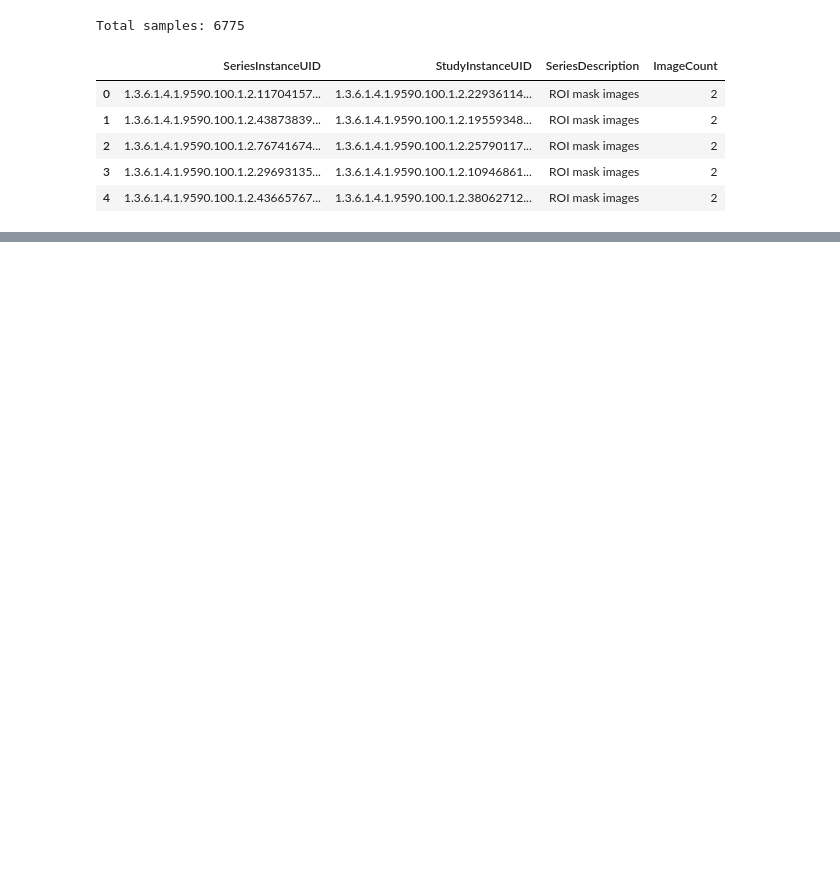
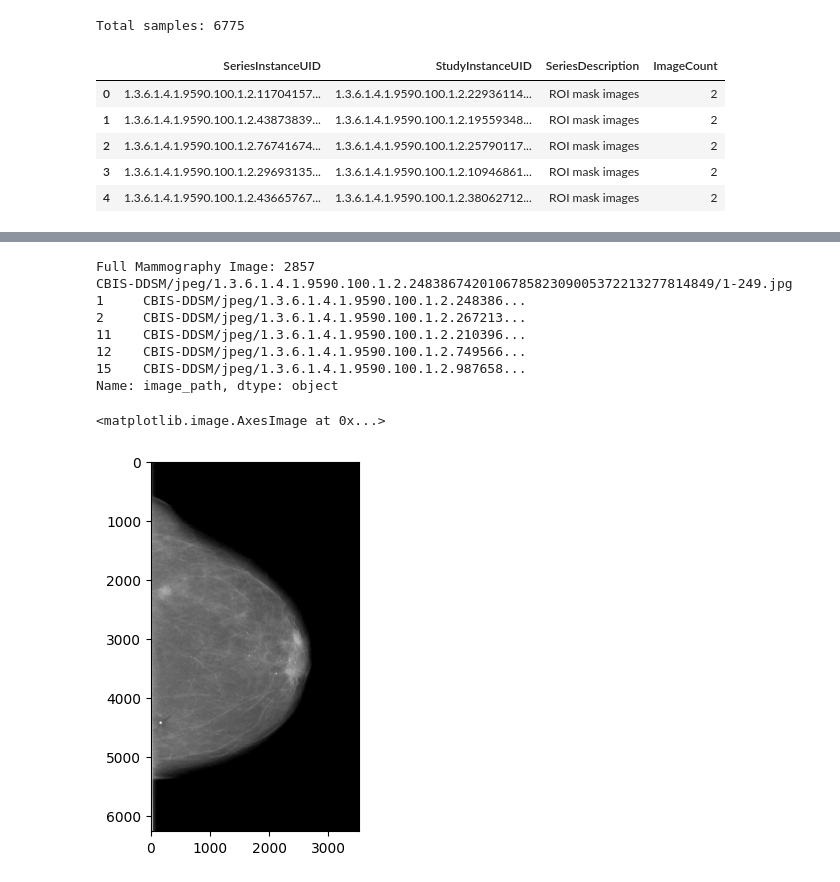
Before and after one commit to bhanujgunas/quantumautoencoder, a Jupyter notebook: ibm_torino_qautoencoder.ipynb, the cells around one changed output, grey strips where cells are left out. Cells and saved outputs as stored; diff of their text form; code cells hidden in the pictures; blank space fills up the shorter version.

```diff
--- a/ibm_torino_qautoencoder.ipynb
+++ b/ibm_torino_qautoencoder.ipynb
@@ -250,0 +272,19 @@ Total samples: 10237
+# %%
+full_mammography_images=df_dicom[df_dicom.SeriesDescription == 'full mammogram images'].image_path
+print("Full Mammography Image:",len(full_mammography_images))
+print(full_mammography_images[1])
+print(full_mammography_images.head())
+full_img_show = PIL.Image.open(ROOT_DIR+full_mammography_images[1].strip("CBIS-DDSM"))
+gray_img= full_img_show.convert("L")
+plt.imshow(gray_img, cmap='gray')
+# %% [output]
+Full Mammography Image: 2857
+CBIS-DDSM/jpeg/1.3.6.1.4.1.9590.100.1.2.248386742010678582309005372213277814849/1-249.jpg
+1     CBIS-DDSM/jpeg/1.3.6.1.4.1.9590.100.1.2.248386...
+2     CBIS-DDSM/jpeg/1.3.6.1.4.1.9590.100.1.2.267213...
+11    CBIS-DDSM/jpeg/1.3.6.1.4.1.9590.100.1.2.210396...
+12    CBIS-DDSM/jpeg/1.3.6.1.4.1.9590.100.1.2.749566...
+15    CBIS-DDSM/jpeg/1.3.6.1.4.1.9590.100.1.2.987658...
+Name: image_path, dtype: object
+<matplotlib.image.AxesImage at 0x...>
+[figure, added]
```
Also changed, not shown: parts of 6 cells of this notebook.
